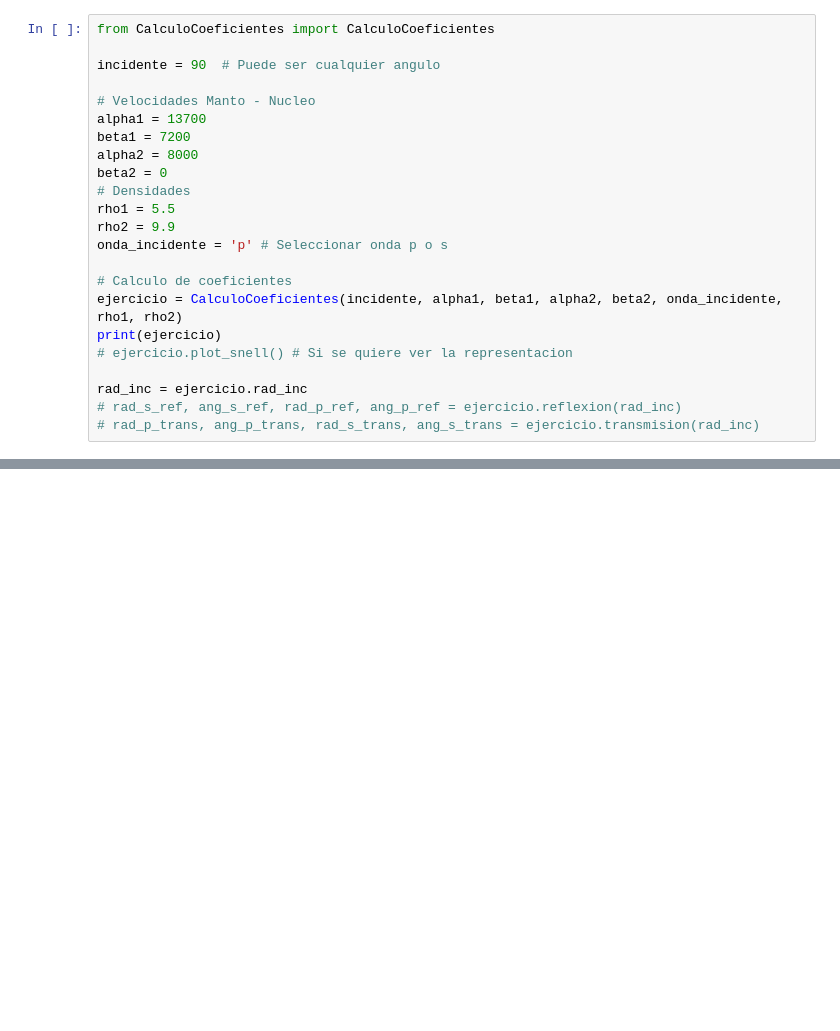
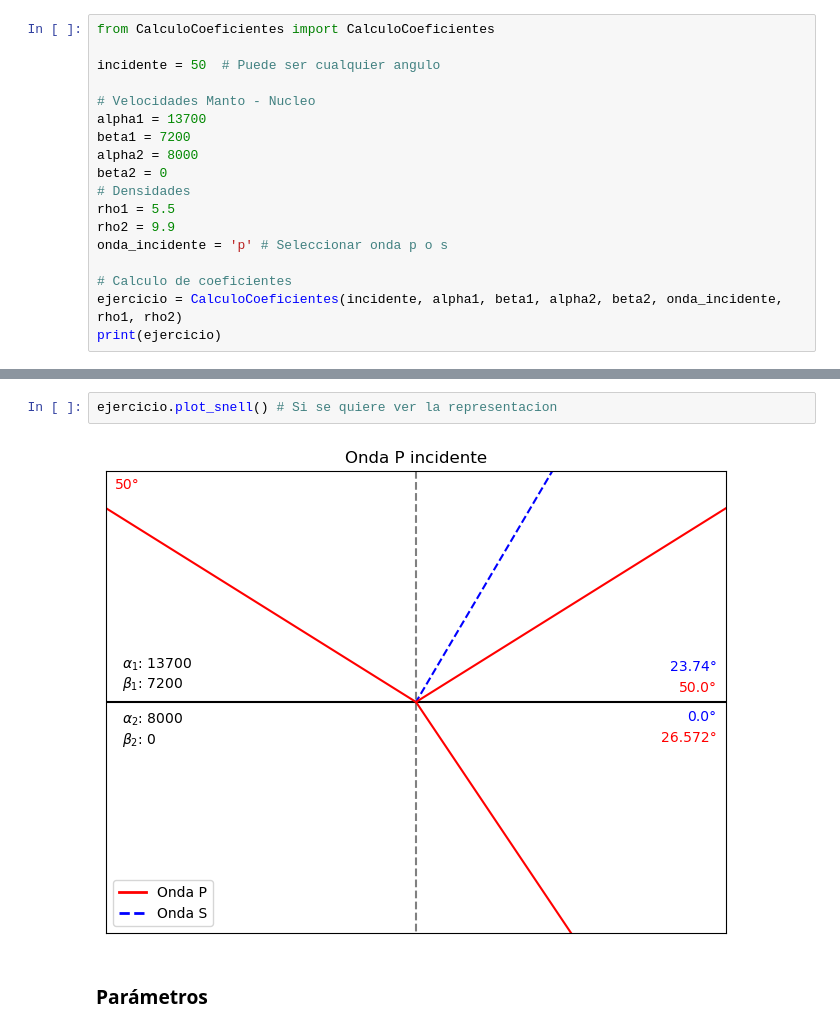
Before and after one commit to juandiegoboh/snells-law, a Jupyter notebook: calculos.ipynb, the cells around one changed output, grey strips where cells are left out. Cells and saved outputs as stored; diff of their text form; blank space fills up the shorter version.

```diff
--- a/calculos.ipynb
+++ b/calculos.ipynb
@@ -1,7 +5,7 @@
 # %%
 from CalculoCoeficientes import CalculoCoeficientes
 
-incidente = 90  # Puede ser cualquier angulo
+incidente = 50  # Puede ser cualquier angulo
 
 # Velocidades Manto - Nucleo
 alpha1 = 13700
@@ -16,9 +20,4 @@ onda_incidente = 'p' # Seleccionar onda p o s
 # Calculo de coeficientes
 ejercicio = CalculoCoeficientes(incidente, alpha1, beta1, alpha2, beta2, onda_incidente, rho1, rho2)
 print(ejercicio)
-# ejercicio.plot_snell() # Si se quiere ver la representacion
-
-rad_inc = ejercicio.rad_inc
-# rad_s_ref, ang_s_ref, rad_p_ref, ang_p_ref = ejercicio.reflexion(rad_inc)
-# rad_p_trans, ang_p_trans, rad_s_trans, ang_s_trans = ejercicio.transmision(rad_inc)
 # %% [output]
@@ -25,0 +37,6 @@ ModuleNotFoundError: No module named 'CalculoCoeficientes'
+# %%
+ejercicio.plot_snell() # Si se quiere ver la representacion
+# %% [output]
+[figure, added]
+# %% [markdown]
+### Parámetros
```
Also changed, not shown: parts of 8 cells of this notebook, 1 other file.
